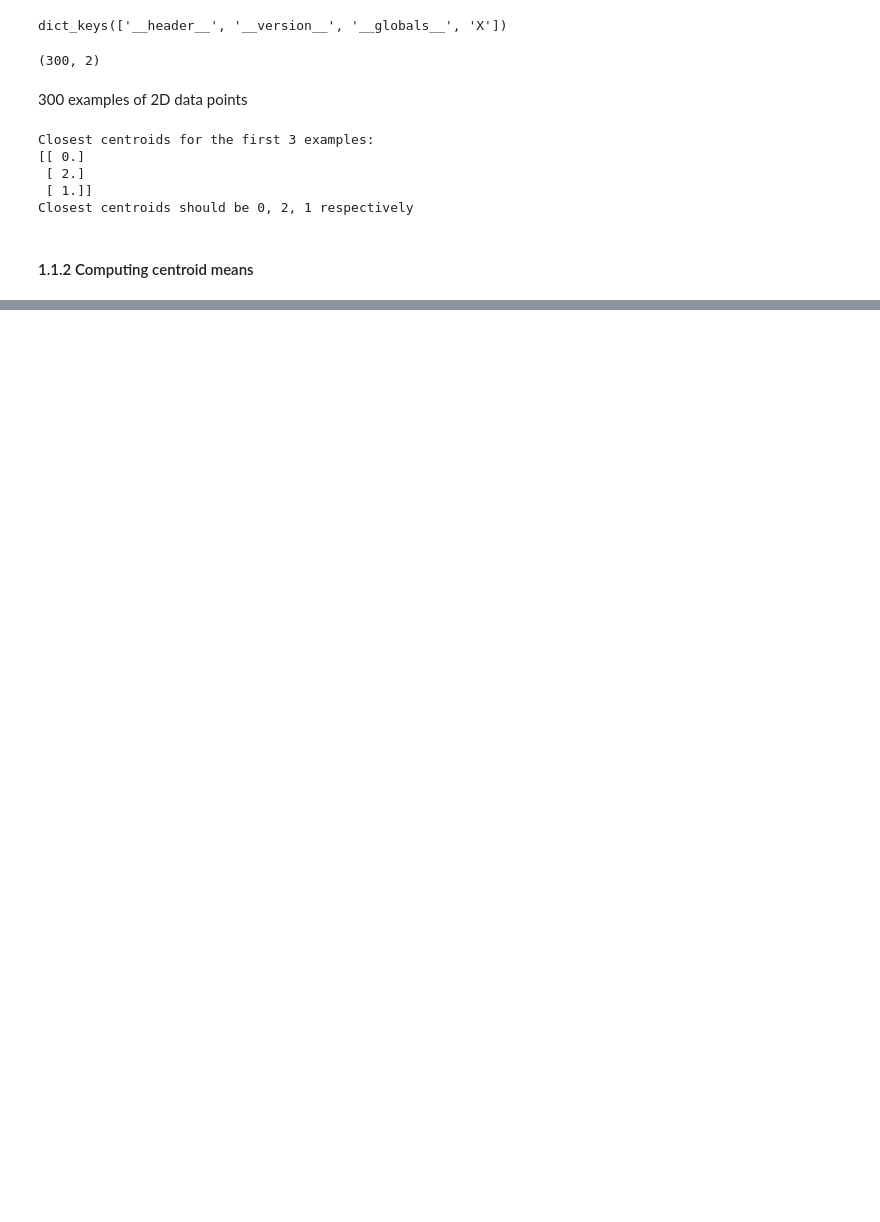
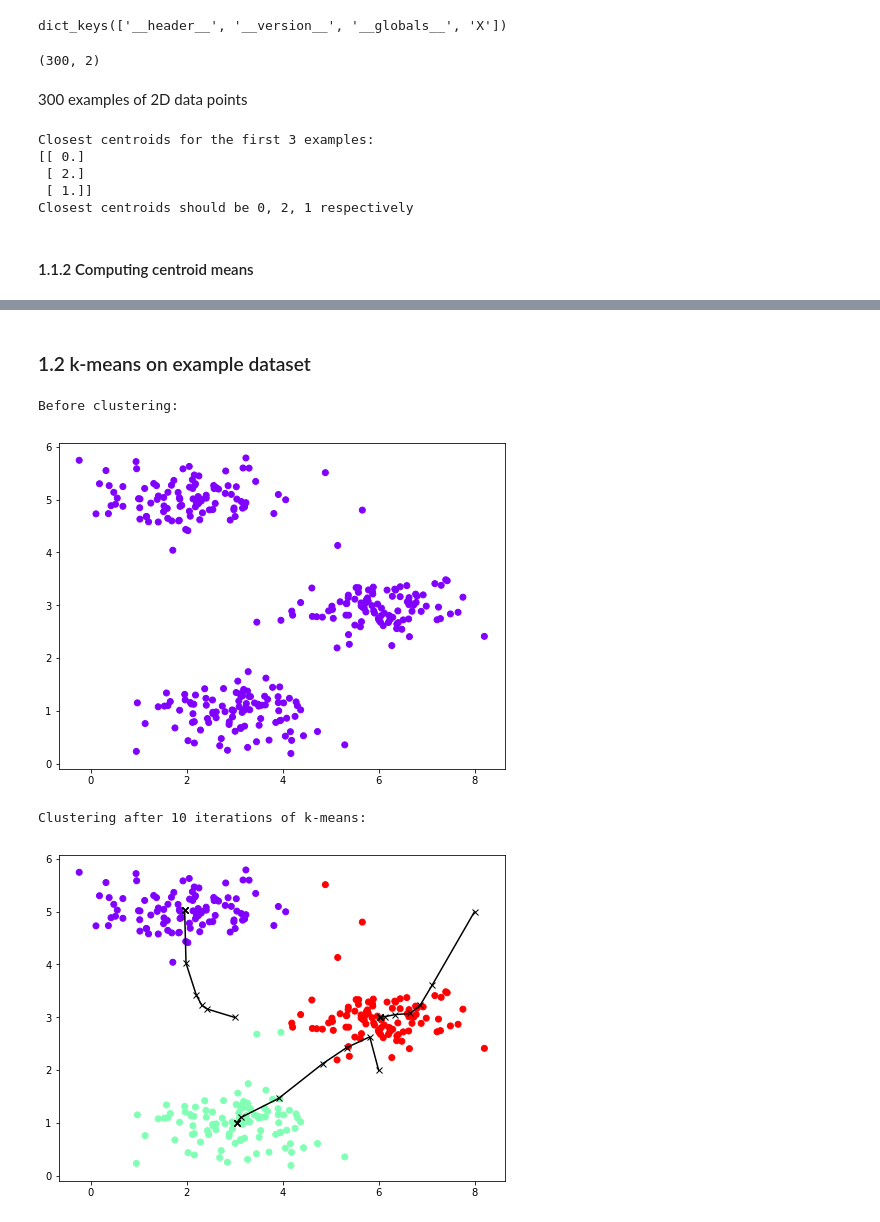
Before and after one commit to ZER-0-NE/Ng_ML, a Jupyter notebook: ex7/7_1_k-means_clustering.ipynb, the cells around one changed output, grey strips where cells are left out. Cells and saved outputs as stored; diff of their text form; code cells hidden in the pictures; blank space fills up the shorter version.

```diff
--- a/ex7/7_1_k-means_clustering.ipynb
+++ b/ex7/7_1_k-means_clustering.ipynb
@@ -117,3 +119,5 @@ Expected centroids:
 [ 2.428301 3.157924 ]
 [ 5.813503 2.633656 ]
 [ 7.119387 3.616684 ]
+# %% [markdown]
+### 1.2 k-means on example dataset
@@ -119,0 +131,50 @@ Expected centroids:
+# %%
+def plot_k_means(X, idx, centroids_history, terminated=False):
+
+    plt.figure(figsize=(8,6))
+    plt.scatter(X[:, 0], X[:, 1], marker='o', c=idx, cmap='rainbow')
+
+    if terminated:
+        plt.plot(centroids_history[:, :, 0], centroids_history[:, :, 1], 'x-', c='k')
+
+    plt.show()
+# %%
+def run_k_means(X, initial_centroids, max_iters, plot_progress=False):
+    '''
+    Runs the k-means algorithm on data matrix X, with initial
+    centroids initial_centroids, and maxmimum number of iterations
+    max_iters. plot_progress is a true/false flag that
+    indicates if the function should plot its progress.
+
+    Returns centroids, a (K x n) matrix of the computed centroids,
+    and idx, a (m x 1) vector of centroid assignments.
+    '''
+
+    m, n = X.shape
+    K = initial_centroids.shape[0]
+    centroids = initial_centroids
+    idx = np.zeros([m, 1])
+
+    centroids_history = np.zeros([max_iters+1, centroids.shape[0], centroids.shape[1]])
+    centroids_history[0] = initial_centroids
+
+    print('Before clustering:')
+    plot_k_means(X, idx, centroids_history)
+
+    # Run k-means
+    for i in range(max_iters):
+        idx = find_closest_centroids(X, centroids)
+        centroids = compute_centroids(X, idx, K)
+        centroids_history[i+1] = centroids
+
+    print('Clustering after', max_iters, 'iterations of k-means:')
+    plot_k_means(X, idx, centroids_history, terminated=True)
+
+    return centroids, idx
+# %%
+centroids, idx = run_k_means(X, initial_centroids, max_iters, plot_progress=True)
+# %% [output]
+Before clustering:
+[figure, added]
+Clustering after 10 iterations of k-means:
+[figure, added]
```
Also changed, not shown: parts of 3 cells of this notebook.
